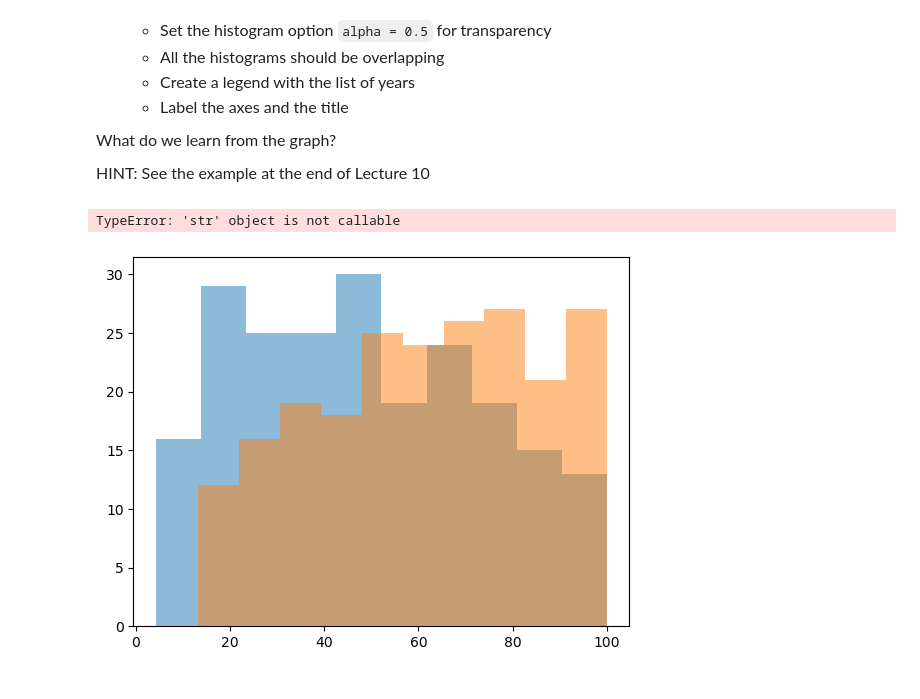
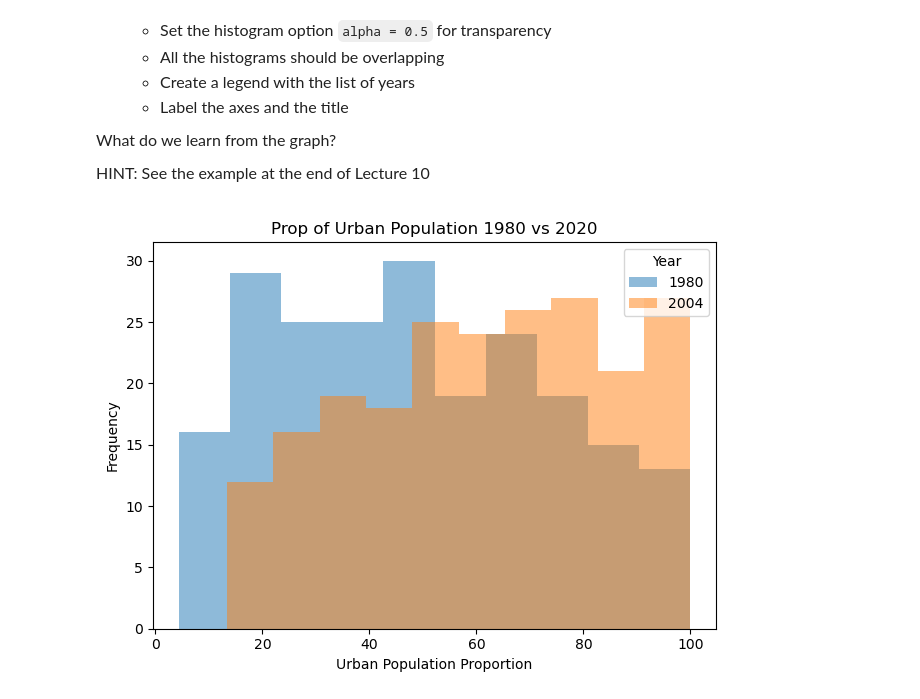
Before and after one commit to JonWang113/qtm151_fall_2023, a Jupyter notebook: assingments/assignment6/assignment6.ipynb, the cells around one changed output. Saved outputs shown, nothing was run; the diff lists cells and outputs as text; code cells hidden in the pictures.

```diff
--- a/assingments/assignment6/assignment6.ipynb
+++ b/assingments/assignment6/assignment6.ipynb
@@ -182,23 +166,21 @@ HINT: See the example at the end of Lecture 10
 # %%
 # Write your own code here
 data_urban= pd.read_csv("data/wdi_urban.csv")
 urban_years = pd.unique(data_urban["year"])
 
 year1980 = data_urban.query("year == 1980")
 year2020 = data_urban.query("year==2020")
 
 plt.hist(x=year1980["prop_urbanpopulation"], alpha=0.5)
 plt.hist(x=year2020["prop_urbanpopulation"], alpha=0.5)
 
-plt.title("Count of students in each category")
-plt.xlabel("How many classes are you taking?")
+
+plt.title("Prop of Urban Population 1980 vs 2020")
+plt.xlabel("Urban Population Proportion")
+plt.ylabel("Frequency")
 
 plt.legend(labels = ["1980","2004"], title = "Year")
 plt.tight_layout()
 plt.show()
-
-
-#plt.hist(x= data_urban["prop_urbanpopulation"])
 # %% [output]
-TypeError: 'str' object is not callable
-[figure, old version]
+[figure, new version]
```
Also changed, not shown: parts of 1 cell of this notebook, 1 other file.
